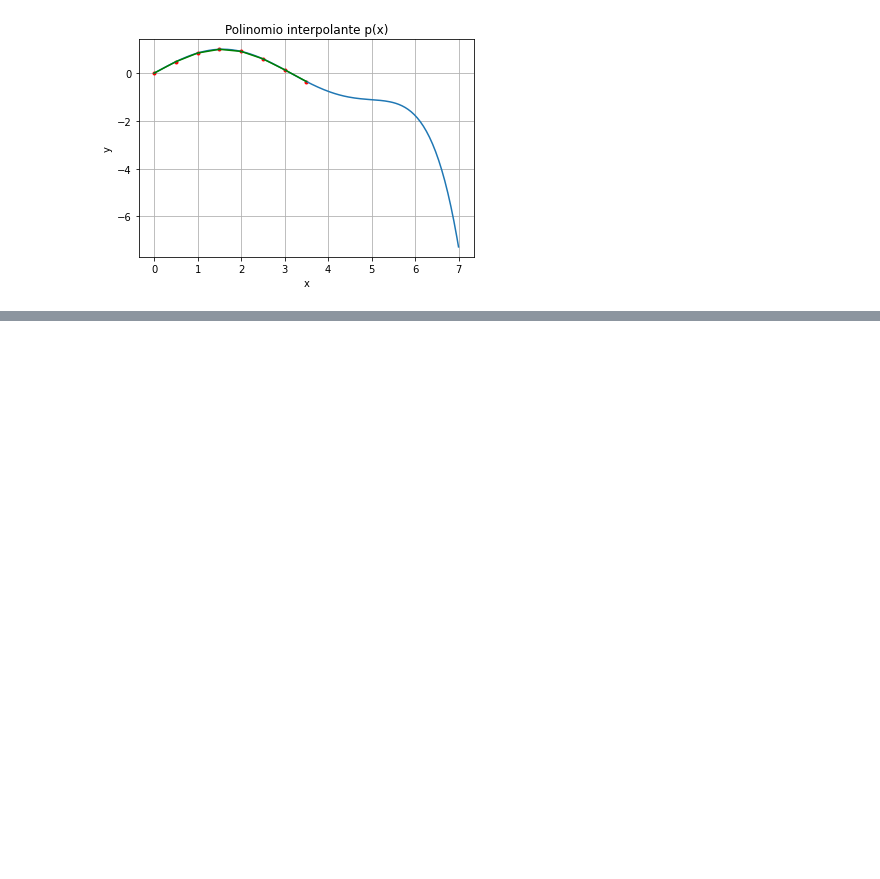
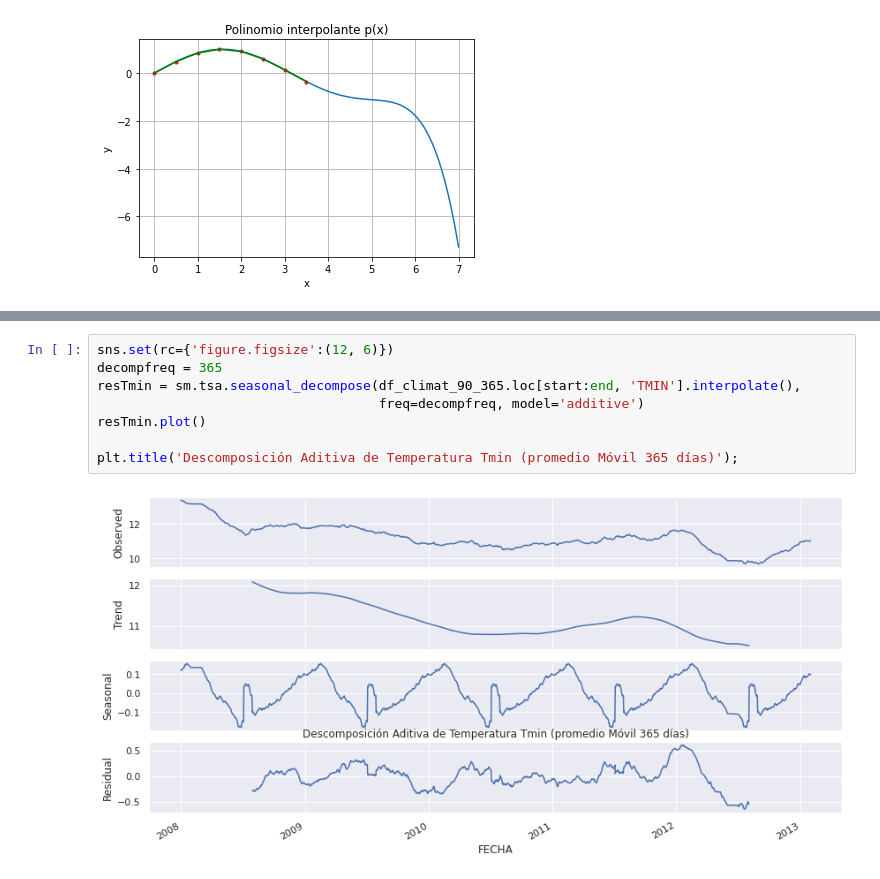
Before and after one commit to Carlos8abl/F-sica-Computacional, a Jupyter notebook: Actividad 7/Actividad 7.ipynb, the cells around one changed output, grey strips where cells are left out. Drawn from its saved outputs; the diff is of its cells as text; blank space fills up the shorter version.

```diff
--- a/Actividad 7/Actividad 7.ipynb
+++ b/Actividad 7/Actividad 7.ipynb
@@ -309,0 +407,10 @@ plt.show()
+# %%
+sns.set(rc={'figure.figsize':(12, 6)})
+decompfreq = 365
+resTmin = sm.tsa.seasonal_decompose(df_climat_90_365.loc[start:end, 'TMIN'].interpolate(),
+                                    freq=decompfreq, model='additive')
+resTmin.plot()
+
+plt.title('Descomposición Aditiva de Temperatura Tmin (promedio Móvil 365 días)');
+# %% [output]
+[figure, added]
```
Also changed, not shown: parts of 25 cells of this notebook, 2 other files.
